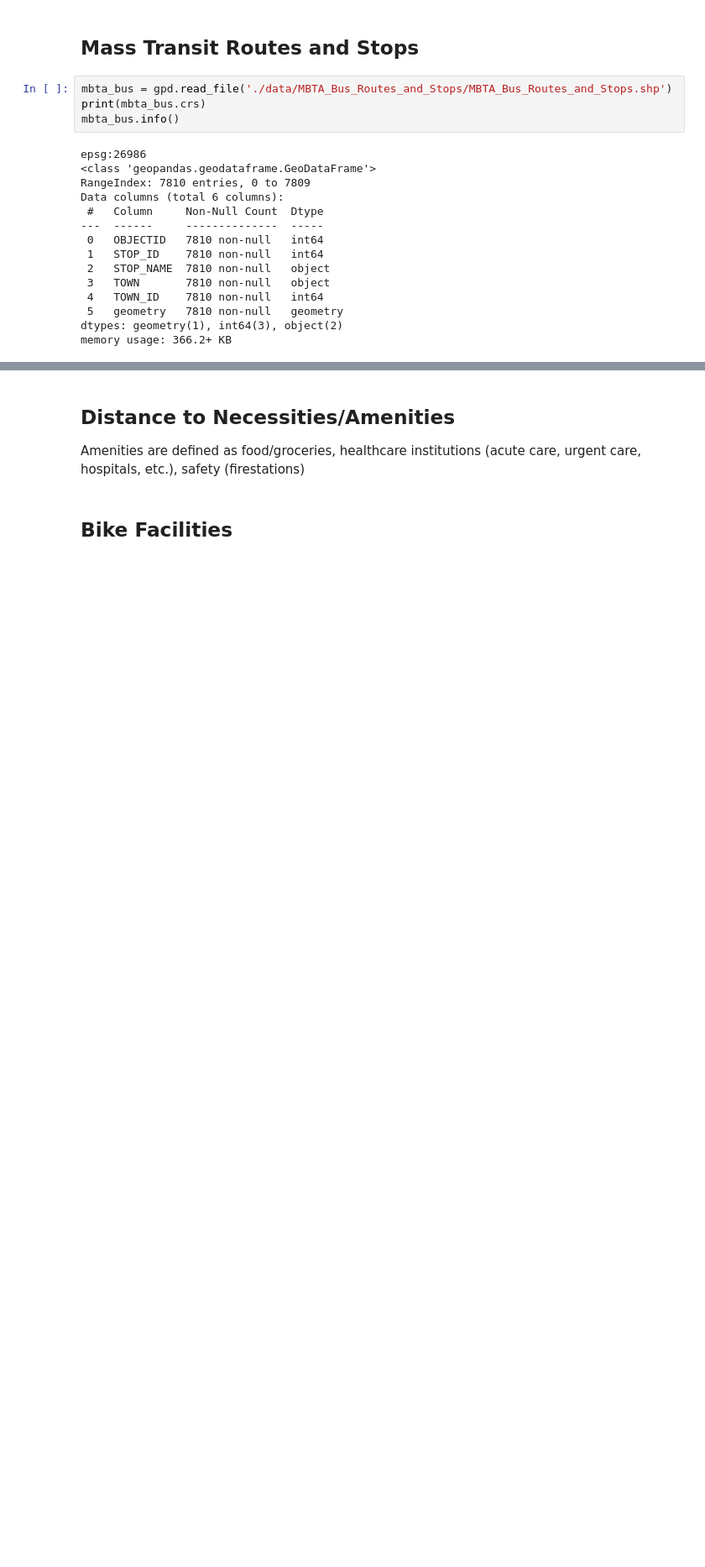
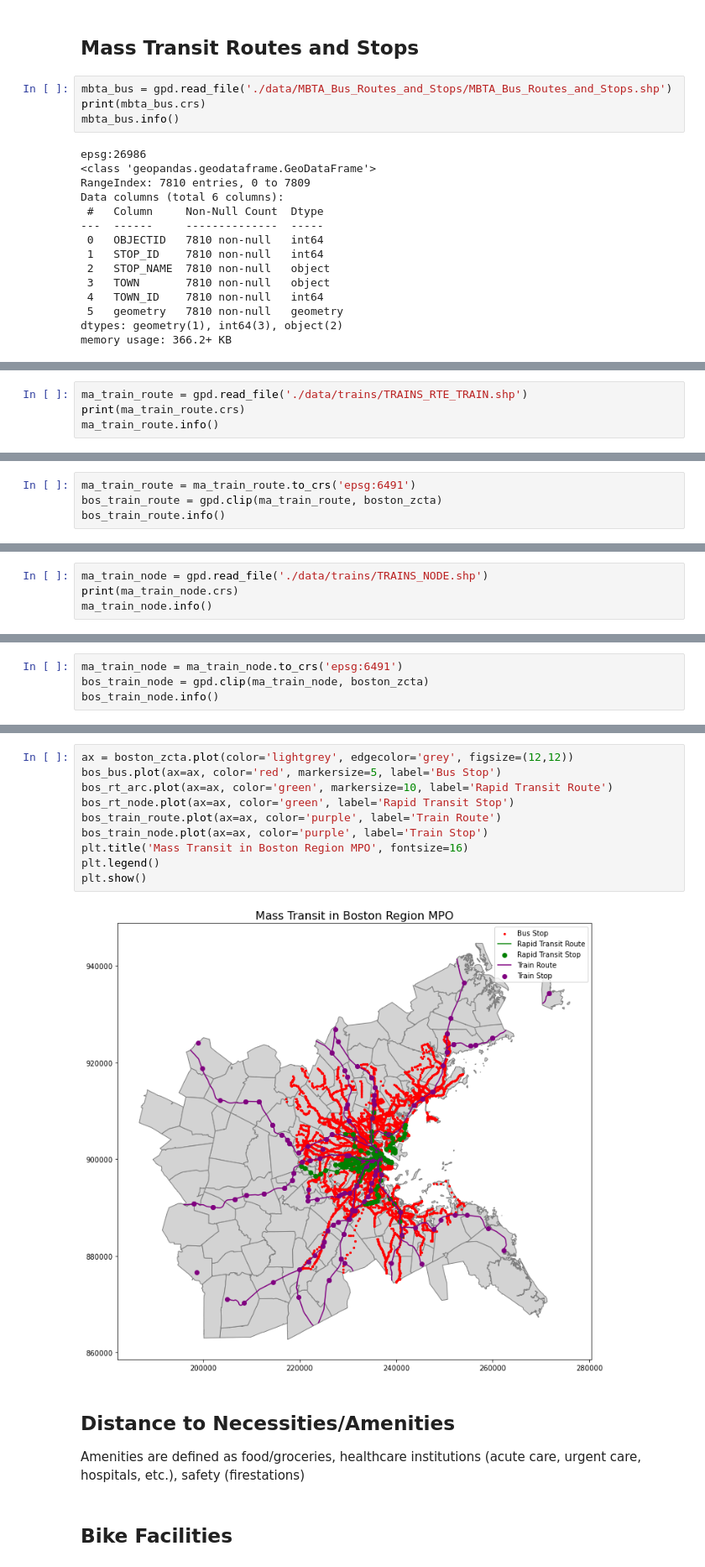
Before and after one commit to jcheng02/uep239-final-project, a Jupyter notebook: jcheng02_uep239_final_project.ipynb, the cells around one changed output, grey strips where cells are left out. Shown at 84% size. Cells and saved outputs as stored; diff of their text form; blank space fills up the shorter version.

Commit message:
Mass transit sdhapefiles imported and processed.

```diff
--- a/jcheng02_uep239_final_project.ipynb
+++ b/jcheng02_uep239_final_project.ipynb
@@ -403,0 +490,4 @@ mbta_bus = mbta_bus
+# %%
+ma_train_route = gpd.read_file('./data/trains/TRAINS_RTE_TRAIN.shp')
+print(ma_train_route.crs)
+ma_train_route.info()
@@ -403,0 +507,4 @@ mbta_bus = mbta_bus
+# %%
+ma_train_route = ma_train_route.to_crs('epsg:6491')
+bos_train_route = gpd.clip(ma_train_route, boston_zcta)
+bos_train_route.info()
@@ -403,0 +523,4 @@ mbta_bus = mbta_bus
+# %%
+ma_train_node = gpd.read_file('./data/trains/TRAINS_NODE.shp')
+print(ma_train_node.crs)
+ma_train_node.info()
@@ -403,0 +543,4 @@ mbta_bus = mbta_bus
+# %%
+ma_train_node = ma_train_node.to_crs('epsg:6491')
+bos_train_node = gpd.clip(ma_train_node, boston_zcta)
+bos_train_node.info()
@@ -404,3 +562,15 @@ mbta_bus = mbta_bus
+# %%
+ax = boston_zcta.plot(color='lightgrey', edgecolor='grey', figsize=(12,12))
+bos_bus.plot(ax=ax, color='red', markersize=5, label='Bus Stop')
+bos_rt_arc.plot(ax=ax, color='green', markersize=10, label='Rapid Transit Route')
+bos_rt_node.plot(ax=ax, color='green', label='Rapid Transit Stop')
+bos_train_route.plot(ax=ax, color='purple', label='Train Route')
+bos_train_node.plot(ax=ax, color='purple', label='Train Stop')
+plt.title('Mass Transit in Boston Region MPO', fontsize=16)
+plt.legend()
+plt.show()
+# %% [output]
+[figure, added]
 # %% [markdown]
 ## Distance to Necessities/Amenities
 Amenities are defined as food/groceries, healthcare institutions (acute care, urgent care, hospitals, etc.), safety (firestations)
```
Also changed, not shown: parts of 9 cells of this notebook.
